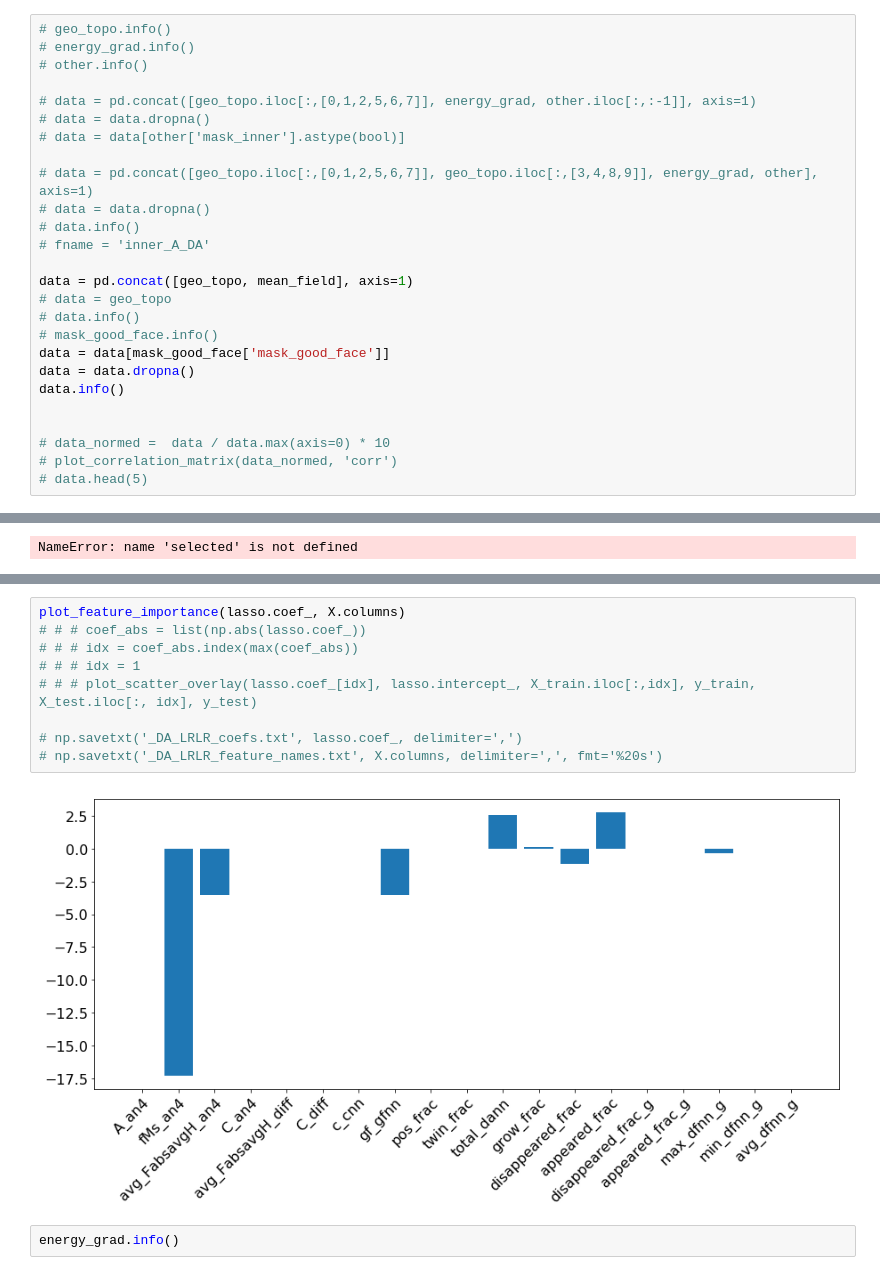
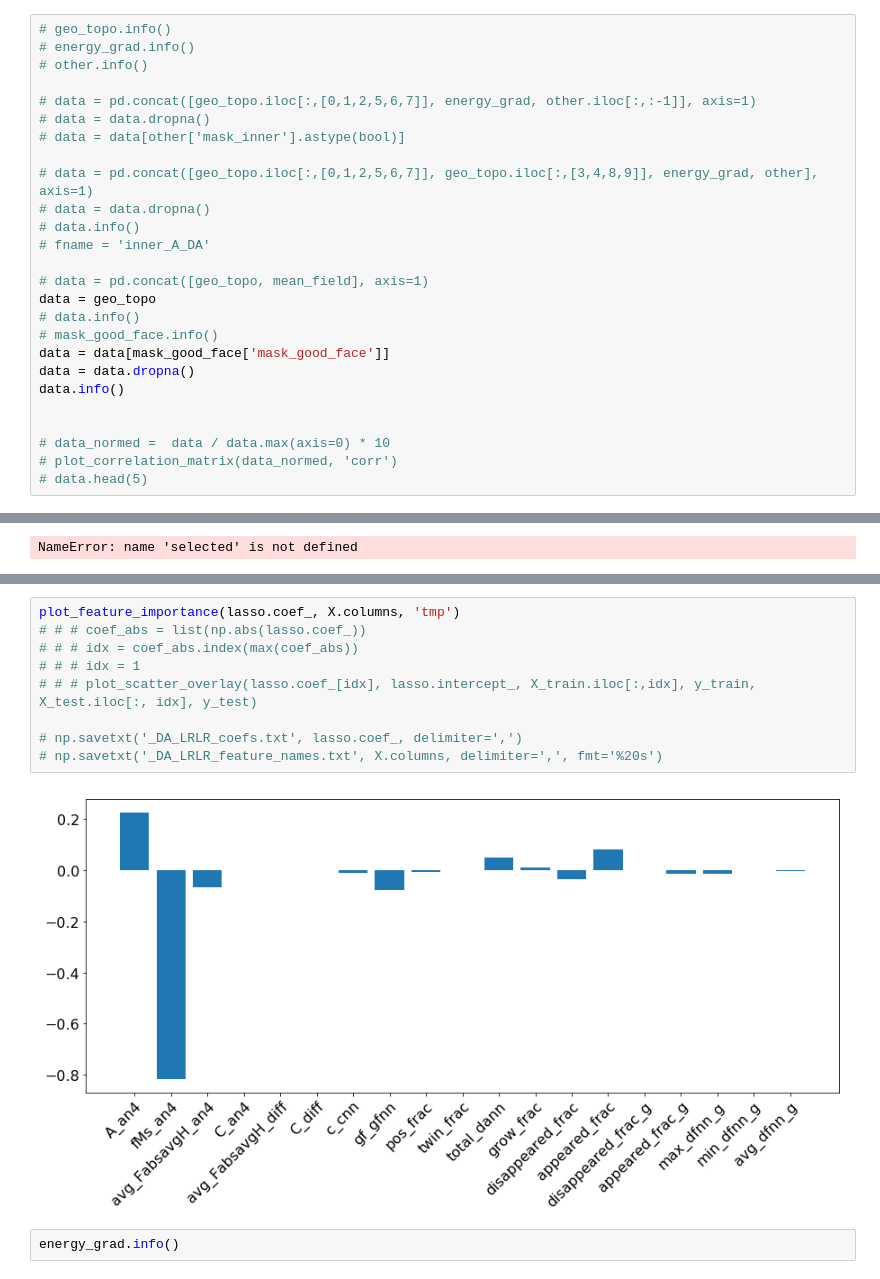
Before and after one commit to xiaotingz/Matlab, a Jupyter notebook: Grain Tracking/RegressionModels.ipynb, the cells around one changed output, grey strips where cells are left out. Cells and saved outputs as stored; diff of their text form.

```diff
--- a/Grain Tracking/RegressionModels.ipynb
+++ b/Grain Tracking/RegressionModels.ipynb
@@ -55,8 +55,8 @@ mask_good_face = mask_good_face.astype('bool')
 # data.info()
 # fname = 'inner_A_DA'
 
-data = pd.concat([geo_topo, mean_field], axis=1)
-# data = geo_topo
+# data = pd.concat([geo_topo, mean_field], axis=1)
+data = geo_topo
 # data.info()
 # mask_good_face.info()
 data = data[mask_good_face['mask_good_face']]
@@ -313,14 +310,14 @@ test, R2 = 0.397 ;  adjusted R2 = 0.388
 # %%
-plot_feature_importance(lasso.coef_, X.columns)
+plot_feature_importance(lasso.coef_, X.columns, 'tmp')
 # # # coef_abs = list(np.abs(lasso.coef_))
 # # # idx = coef_abs.index(max(coef_abs))
 # # # idx = 1
 # # # plot_scatter_overlay(lasso.coef_[idx], lasso.intercept_, X_train.iloc[:,idx], y_train, X_test.iloc[:, idx], y_test)
 
 # np.savetxt('_DA_LRLR_coefs.txt', lasso.coef_, delimiter=',')
 # np.savetxt('_DA_LRLR_feature_names.txt', X.columns, delimiter=',', fmt='%20s')
 # %% [output]
-[figure, old version]
+[figure, new version]
 # %%
 energy_grad.info()
 # %% [output]
```
Also changed, not shown: parts of 6 cells of this notebook, 7 other files.
